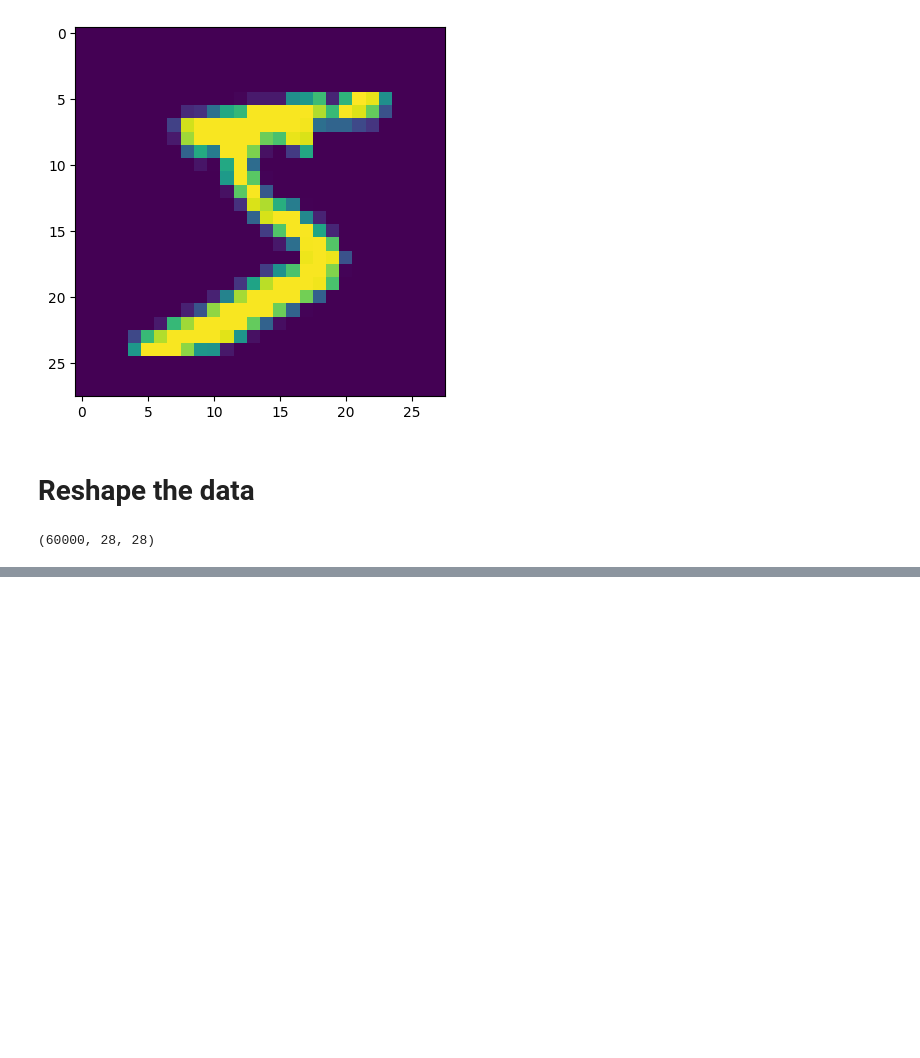
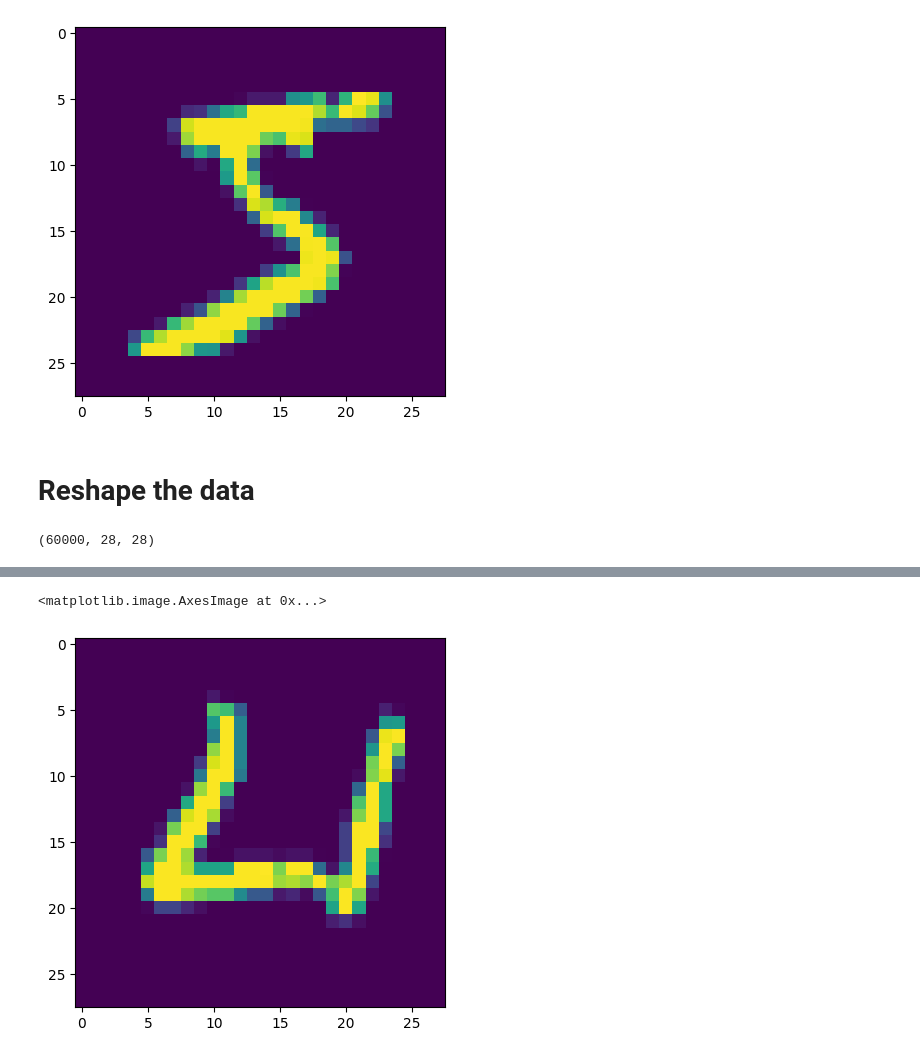
Before and after one commit to o-bissing/TF_Udemy, a Jupyter notebook: CNN_on_MNIST.ipynb, the cells around one changed output, grey strips where cells are left out. Drawn from its saved outputs; the diff is of its cells as text; code cells hidden in the pictures; blank space fills up the shorter version.

```diff
--- a/CNN_on_MNIST.ipynb
+++ b/CNN_on_MNIST.ipynb
@@ -138,0 +263,5 @@ x_test = x_test.reshape(10000,28,28,1)
+# %%
+plt.imshow(my_number.reshape(28,28))
+# %% [output]
+<matplotlib.image.AxesImage at 0x...>
+[figure, added]
```
Also changed, not shown: parts of 24 cells of this notebook.
